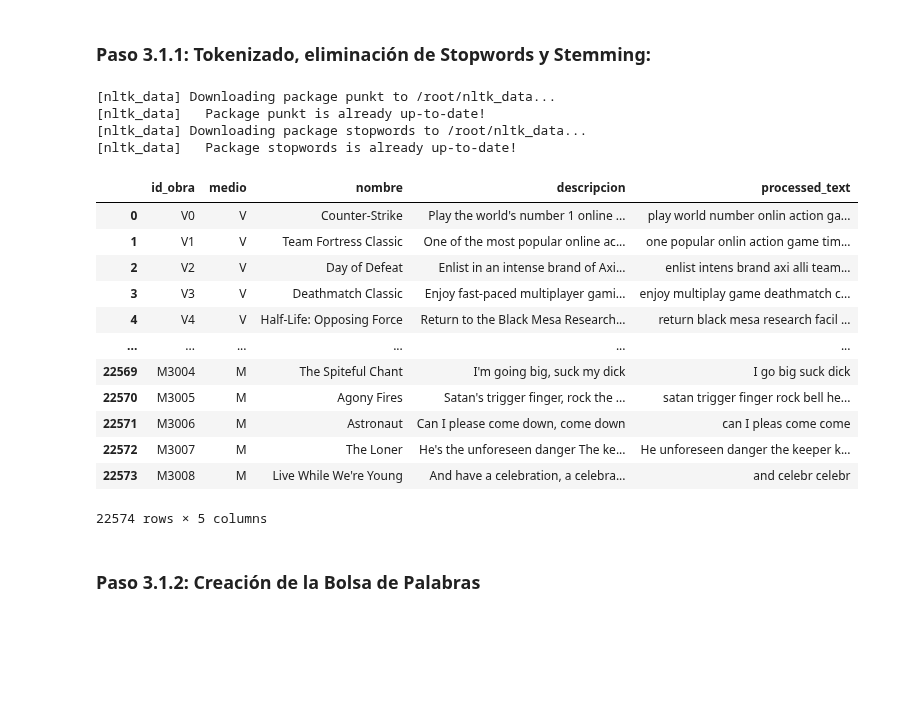
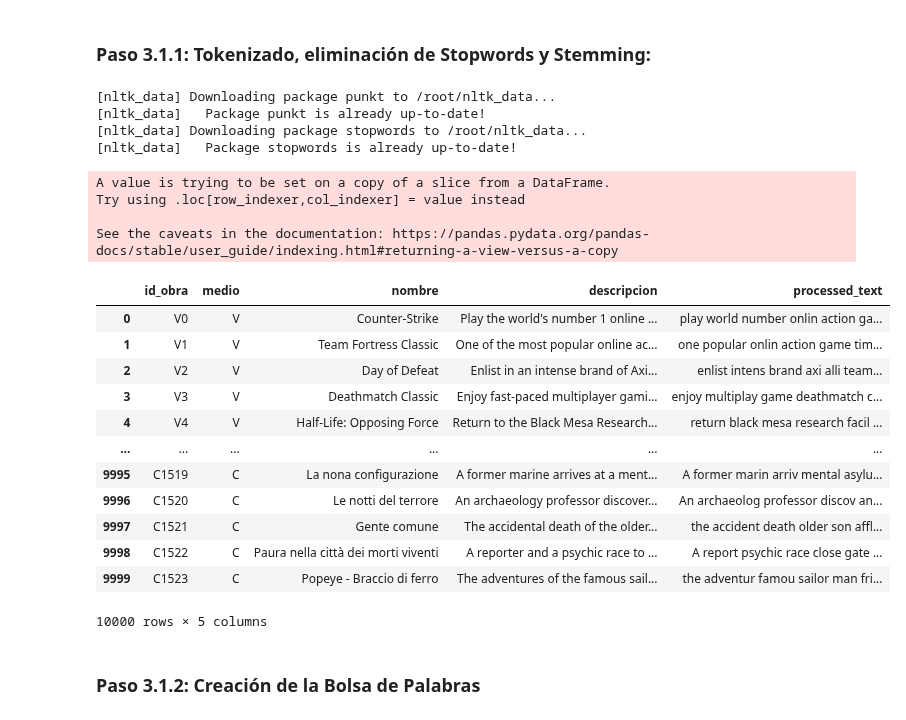
Before and after one commit to adrygp/ABP-FindMo, a Jupyter notebook: AñadidoComentarios.ipynb, the cells around one changed output. Drawn from its saved outputs; the diff is of its cells as text; code cells hidden in the pictures; blank space fills up the shorter version.

```diff
--- a/AñadidoComentarios.ipynb
+++ b/AñadidoComentarios.ipynb
@@ -286,41 +281,45 @@ ps = PorterStemmer()
 
 preprocessedText = []
 
 originalData = pd.read_csv('system_datasets/obras_descripcion.csv')
 
-for row in originalData.itertuples():
+for row in originalData.head(10000).itertuples():
 
 
     text = word_tokenize(row[4]) ## indice de la columna que contiene el texto
     ## Remove stop words
     stops = set(stopwords.words("english"))
     text = [ps.stem(w) for w in text if not w in stops and w.isalpha()]
     text = " ".join(text)
 
     preprocessedText.append(text)
 
-preprocessedData = originalData
+preprocessedData = originalData.head(10000)
 preprocessedData['processed_text'] = preprocessedText
 
 preprocessedData
 # %% [output]
 [nltk_data] Downloading package punkt to /root/nltk_data...
 [nltk_data]   Package punkt is already up-to-date!
 [nltk_data] Downloading package stopwords to /root/nltk_data...
 [nltk_data]   Package stopwords is already up-to-date!
+A value is trying to be set on a copy of a slice from a DataFrame.
+Try using .loc[row_indexer,col_indexer] = value instead
+
+See the caveats in the documentation: https://pandas.pydata.org/pandas-docs/stable/user_guide/indexing.html#returning-a-view-versus-a-copy
 |  | id_obra | medio | nombre | descripcion | processed_text |
 | 0 | V0 | V | Counter-Strike | Play the world's number 1 online ... | play world number onlin action ga... |
 | 1 | V1 | V | Team Fortress Classic | One of the most popular online ac... | one popular onlin action game tim... |
 | 2 | V2 | V | Day of Defeat | Enlist in an intense brand of Axi... | enlist intens brand axi alli team... |
 | 3 | V3 | V | Deathmatch Classic | Enjoy fast-paced multiplayer gami... | enjoy multiplay game deathmatch c... |
 | 4 | V4 | V | Half-Life: Opposing Force | Return to the Black Mesa Research... | return black mesa research facil ... |
 | ... | ... | ... | ... | ... | ... |
-| 22569 | M3004 | M | The Spiteful Chant | I'm going big, suck my dick | I go big suck dick |
-| 22570 | M3005 | M | Agony Fires | Satan's trigger finger, rock the ... | satan trigger finger rock bell he... |
-| 22571 | M3006 | M | Astronaut | Can I please come down, come down | can I pleas come come |
-| 22572 | M3007 | M | The Loner | He's the unforeseen danger The ke... | He unforeseen danger the keeper k... |
-| 22573 | M3008 | M | Live While We're Young | And have a celebration, a celebra... | and celebr celebr |
+| 9995 | C1519 | C | La nona configurazione | A former marine arrives at a ment... | A former marin arriv mental asylu... |
+| 9996 | C1520 | C | Le notti del terrore | An archaeology professor discover... | An archaeolog professor discov an... |
+| 9997 | C1521 | C | Gente comune | The accidental death of the older... | the accident death older son affl... |
+| 9998 | C1522 | C | Paura nella città dei morti viventi | A reporter and a psychic race to ... | A report psychic race close gate ... |
+| 9999 | C1523 | C | Popeye - Braccio di ferro | The adventures of the famous sail... | the adventur famou sailor man fri... |
-22574 rows × 5 columns
+10000 rows × 5 columns
 # %% [markdown]
 ### Paso 3.1.2: Creación de la **Bolsa de Palabras**
 # %%
```
Also changed, not shown: parts of 30 cells of this notebook.
